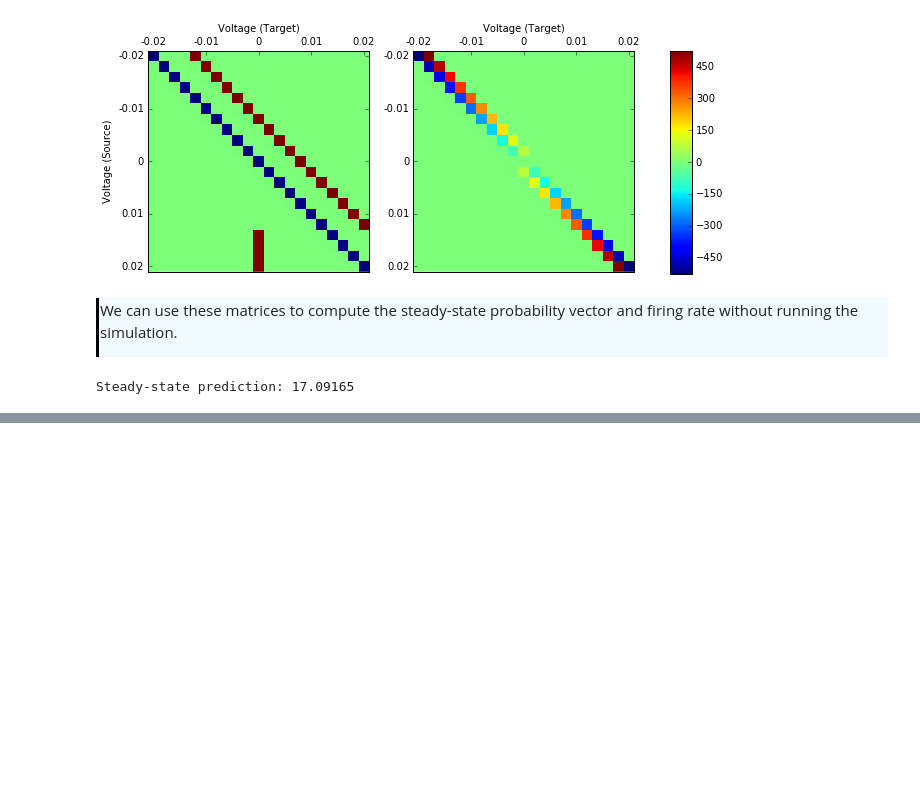
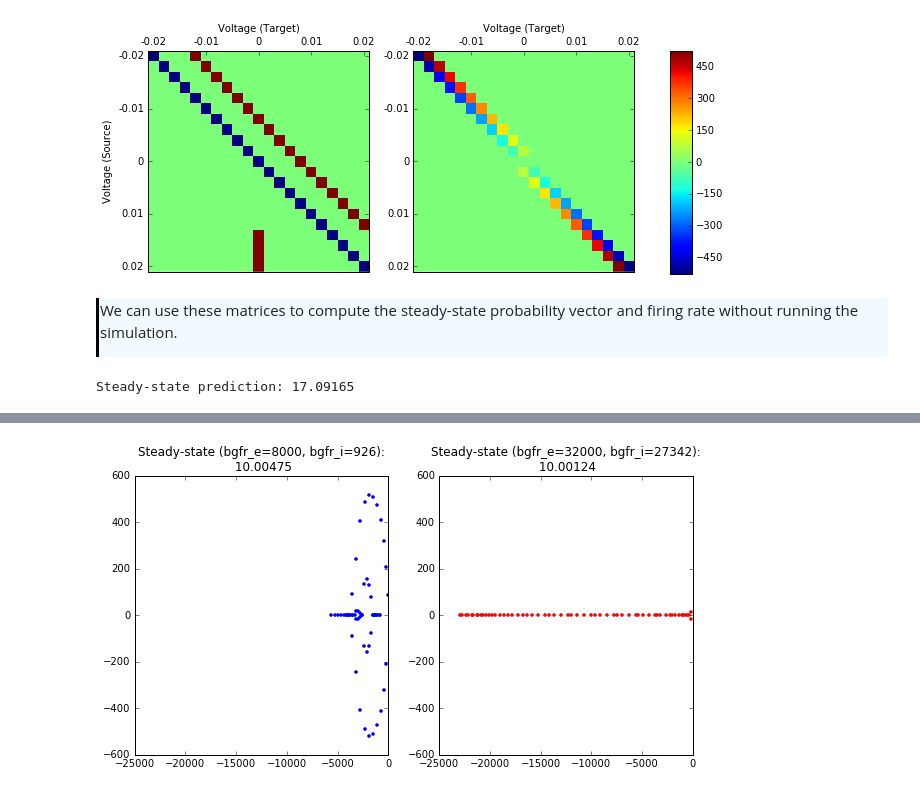
Before and after one commit to nicain/dipde_binder, a Jupyter notebook: analysis.ipynb, the cells around one changed output, grey strips where cells are left out. Saved outputs shown, nothing was run; the diff lists cells and outputs as text; code cells hidden in the pictures; blank space fills up the shorter version.

```diff
--- a/analysis.ipynb
+++ b/analysis.ipynb
@@ -96,0 +100,33 @@ Steady-state prediction: 17.09165
+# %%
+v_max = .03
+dv = .001
+
+fig, ax = plt.subplots(1, 2, figsize=(10,5))
+color_dict={0:'b', 1:'r'}
+for ii, (bgfr_e, bgfr_i) in enumerate([(8000, 926), (32000, 27342)]):
+
+    be = dipde.ExternalPopulation(bgfr_e)
+    bi = dipde.ExternalPopulation(bgfr_i)
+    i1 = dipde.InternalPopulation(v_min=-v_max, tau_m=tau_m, v_max=v_max, dv=dv, update_method='approx')
+    ce = dipde.Connection(source=be, target=i1, nsyn=1, weights=.000175)
+    ci = dipde.Connection(source=bi, target=i1, nsyn=1, weights=-.000175)
+
+    L = get_leak_matrix(i1, sparse=True)
+    Se, fe = get_connection_flux_matrices(ce, sparse=True)
+    Si, fi = get_connection_flux_matrices(ci, sparse=True)
+
+    M = L+bgfr_e*Se + bgfr_i*Si
+
+    ew, ev = spla.eigs(M, k=1, sigma=0)
+    ev = np.squeeze(np.real(ev))
+    ev = ev/ev.sum()
+
+    title = 'Steady-state (bgfr_e=%s, bgfr_i=%s):\n %5.5f' % (bgfr_e, bgfr_i, ev.dot(bgfr_e*fe+bgfr_i*fi))
+
+    ew = spla.eigs(bgfr_e*Se+bgfr_i*Si+L, return_eigenvectors=False, k=(len(fe)-2))
+    ax[ii].plot(np.real(ew), np.imag(ew), '%s.' % color_dict[ii])
+    ax[ii].set_title(title)
+    ax[ii].set_xlim((-25000,0))
+    ax[ii].set_ylim((-600,600))
+# %% [output]
+[figure, added]
```
Also changed, not shown: parts of 1 cell of this notebook, 2 other files.
